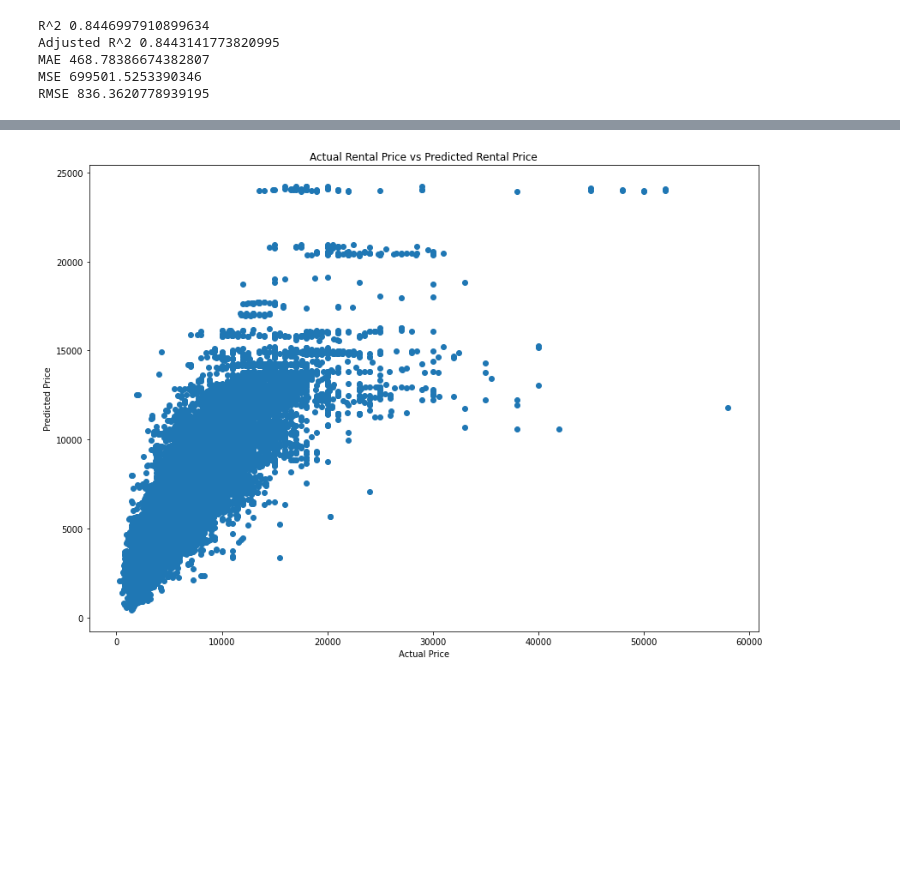
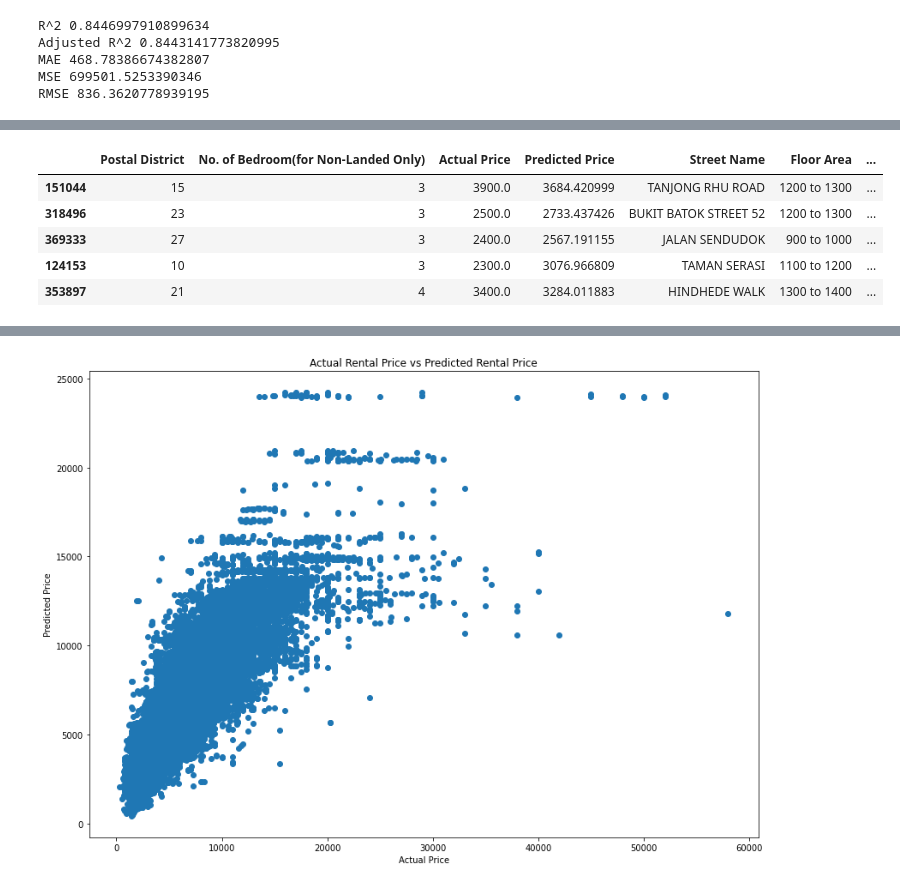
Before and after one commit to Veena-S/Learn-Python-Data-Science, a Jupyter notebook: P6-SgCondoRentPrediction/RentalPricePrediction_MultiLinearRegression-OneHot.ipynb, the cells around one changed output, grey strips where cells are left out. Saved outputs shown, nothing was run; the diff lists cells and outputs as text; code cells hidden in the pictures; blank space fills up the shorter version.

```diff
--- a/P6-SgCondoRentPrediction/RentalPricePrediction_MultiLinearRegression-OneHot.ipynb
+++ b/P6-SgCondoRentPrediction/RentalPricePrediction_MultiLinearRegression-OneHot.ipynb
@@ -170,0 +418,13 @@ RMSE 836.3620778939195
+# %%
+# Read the pickle file
+pickle_in = open("Ouput_Rental_Data.pickle", "rb")
+# load that read model into linear model
+complete_trained_data_copy = pickle.load(pickle_in)
+complete_trained_data_copy.head()
+# %% [output]
+|  | Postal District | No. of Bedroom(for Non-Landed Only) | Actual Price | Predicted Price | Street Name | Floor Area | ... |
+| 151044 | 15 | 3 | 3900.0 | 3684.420999 | TANJONG RHU ROAD | 1200 to 1300 | ... |
+| 318496 | 23 | 3 | 2500.0 | 2733.437426 | BUKIT BATOK STREET 52 | 1200 to 1300 | ... |
+| 369333 | 27 | 3 | 2400.0 | 2567.191155 | JALAN SENDUDOK | 900 to 1000 | ... |
+| 124153 | 10 | 3 | 2300.0 | 3076.966809 | TAMAN SERASI | 1100 to 1200 | ... |
+| 353897 | 21 | 4 | 3400.0 | 3284.011883 | HINDHEDE WALK | 1300 to 1400 | ... |
```
Also changed, not shown: parts of 55 cells of this notebook, 2 other files.
